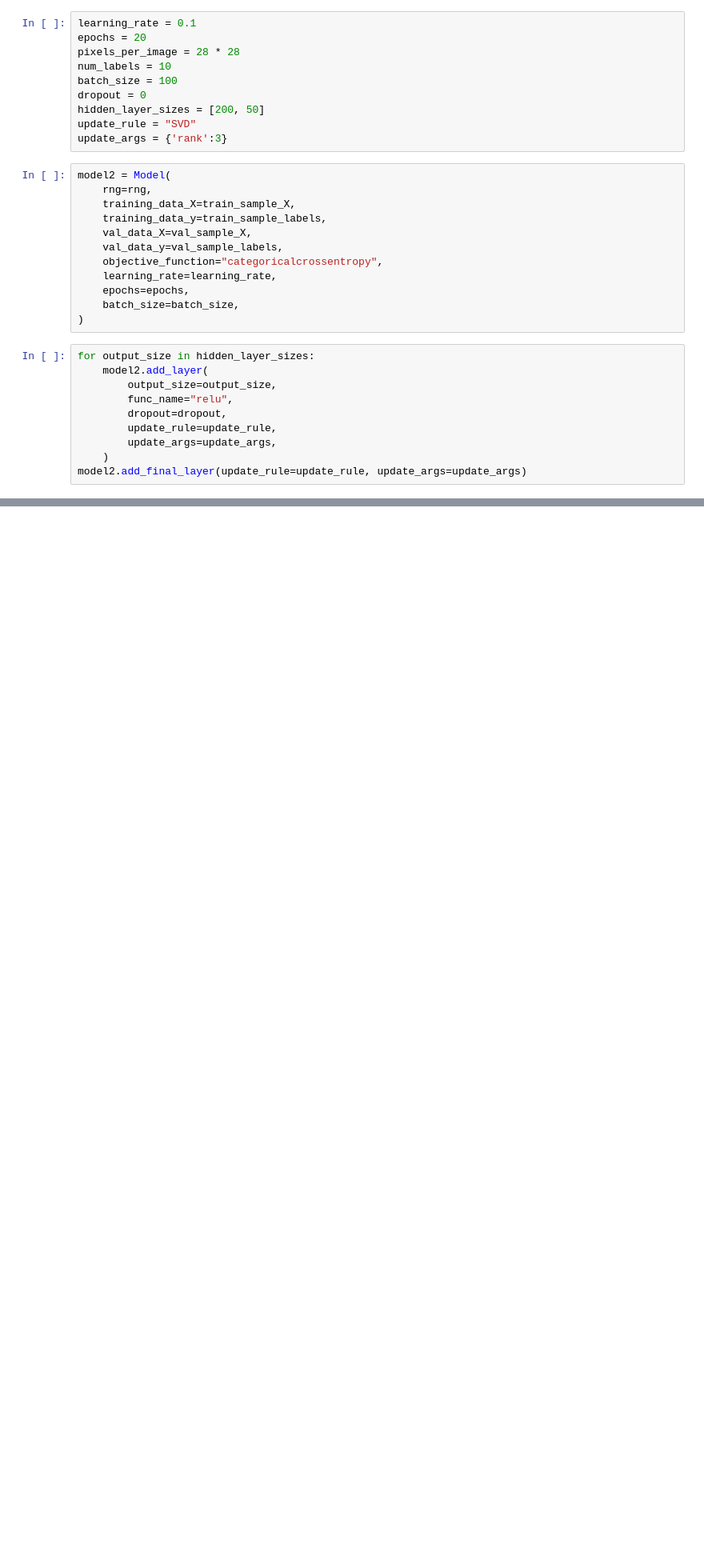
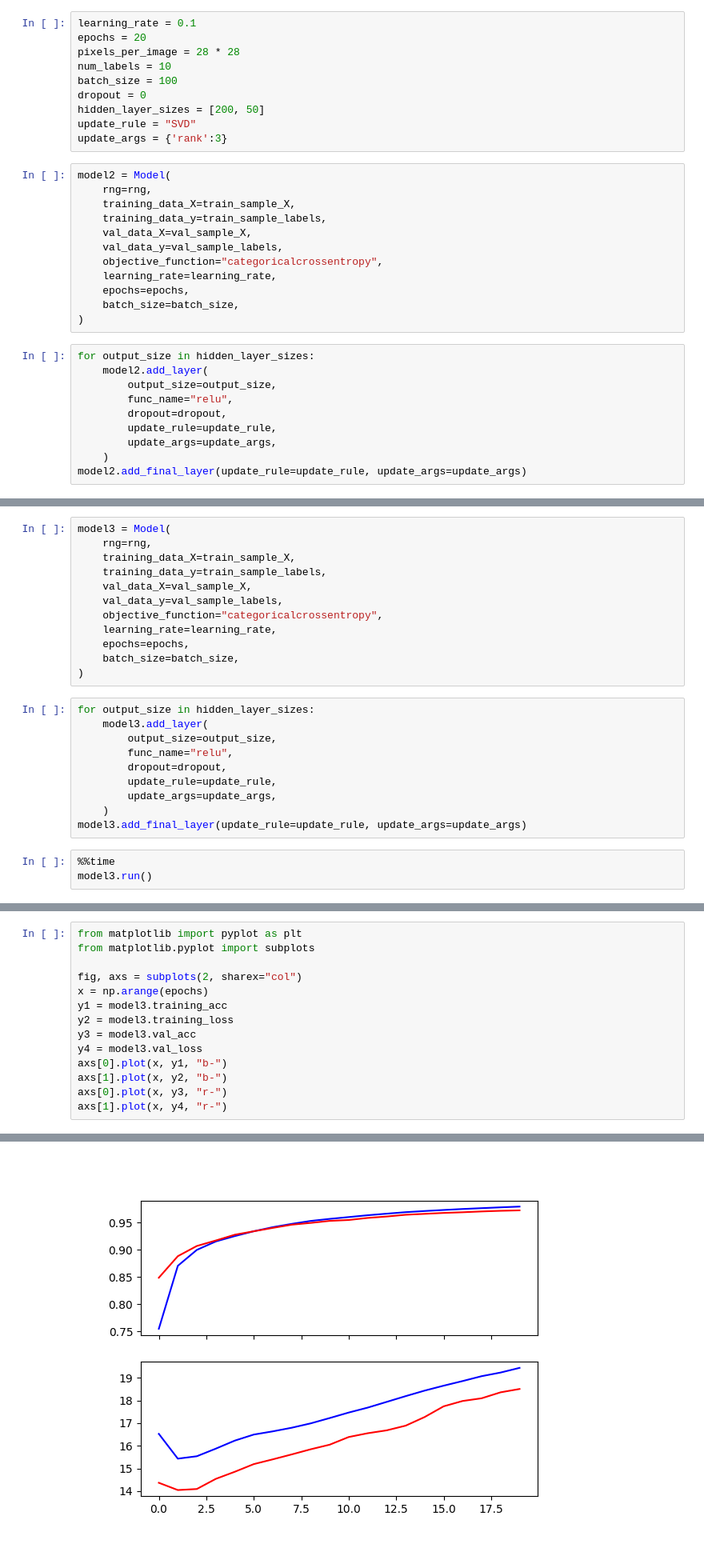
Before and after one commit to davidtweedle/neuralnetwork, a Jupyter notebook: example_mnist.ipynb, the cells around one changed output, grey strips where cells are left out. Shown at 80% size. Drawn from its saved outputs; the diff is of its cells as text; blank space fills up the shorter version.

```diff
--- a/example_mnist.ipynb
+++ b/example_mnist.ipynb
@@ -177,0 +213,25 @@ axs[1].plot(x, y4, "r-")
+# %%
+model3 = Model(
+    rng=rng,
+    training_data_X=train_sample_X,
+    training_data_y=train_sample_labels,
+    val_data_X=val_sample_X,
+    val_data_y=val_sample_labels,
+    objective_function="categoricalcrossentropy",
+    learning_rate=learning_rate,
+    epochs=epochs,
+    batch_size=batch_size,
+)
+# %%
+for output_size in hidden_layer_sizes:
+    model3.add_layer(
+        output_size=output_size,
+        func_name="relu",
+        dropout=dropout,
+        update_rule=update_rule,
+        update_args=update_args,
+    )
+model3.add_final_layer(update_rule=update_rule, update_args=update_args)
+# %%
+%%time
+model3.run()
@@ -177,0 +256,15 @@ axs[1].plot(x, y4, "r-")
+# %%
+from matplotlib import pyplot as plt
+from matplotlib.pyplot import subplots
+
+fig, axs = subplots(2, sharex="col")
+x = np.arange(epochs)
+y1 = model3.training_acc
+y2 = model3.training_loss
+y3 = model3.val_acc
+y4 = model3.val_loss
+axs[0].plot(x, y1, "b-")
+axs[1].plot(x, y2, "b-")
+axs[0].plot(x, y3, "r-")
+axs[1].plot(x, y4, "r-")
+# %% [output]
@@ -177,0 +272 @@ axs[1].plot(x, y4, "r-")
+[figure, added]
```
Also changed, not shown: parts of 8 cells of this notebook.
